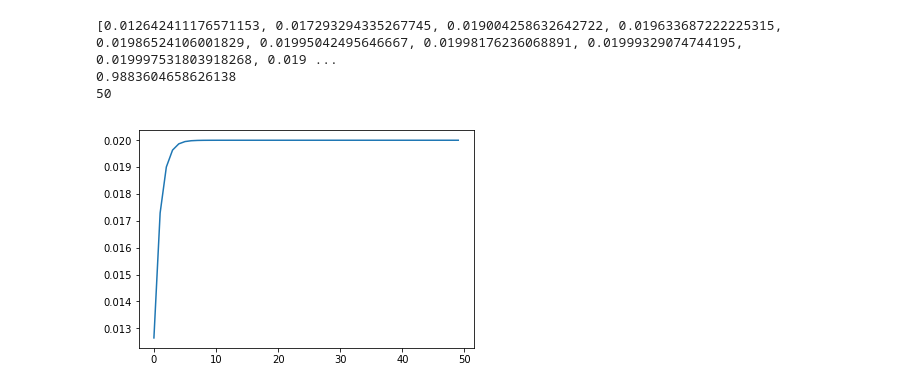
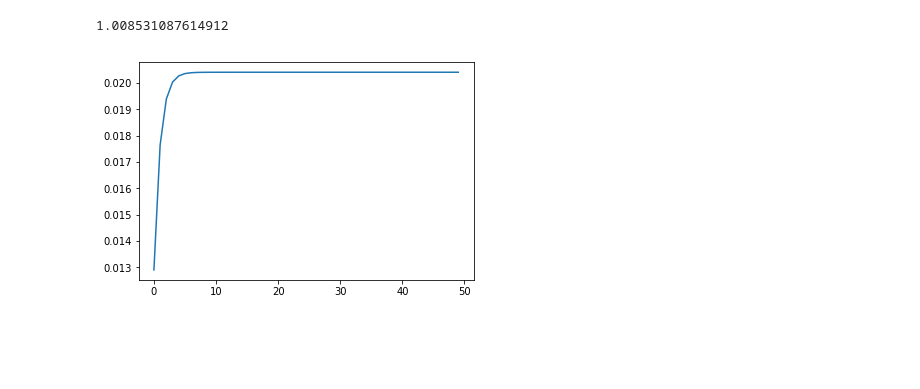
Before and after one commit to jareddrayton/ASECP, a Jupyter notebook: Prototyping/Ranking Examples.ipynb, the cells around one changed output. Cells and saved outputs as stored; diff of their text form; code cells hidden in the pictures; blank space fills up the shorter version.

Commit message:
Added exponential ranking

```diff
--- a/Prototyping/Ranking Examples.ipynb
+++ b/Prototyping/Ranking Examples.ipynb
@@ -1,32 +1,25 @@
 # %%
 import math
 import random
 import matplotlib.pyplot as plt
 
-
-
 individuals = 50
 
-
-
-# Exponential ranking
+# Exponential ranking using Eiben
 
 probabilities = []
 
 for i in range(1, individuals+1):
-    prob = (1.0 - (math.e ** - i)) / individuals
+    prob = (1.0 - (math.e ** - i)) / (individuals -1)
 
     probabilities.append(prob)
 
-print(probabilities)
+#print(probabilities)
 print(sum(probabilities))
-print(len(probabilities))
 
 fig, ax = plt.subplots()
 ax.plot(probabilities)
 plt.show()
 # %% [output]
-[0.012642411176571153, 0.017293294335267745, 0.019004258632642722, 0.019633687222225315, 0.01986524106001829, 0.01995042495646667, 0.01998176236068891, 0.01999329074744195, 0.019997531803918268, 0.019 ...
-0.9883604658626138
-50
+1.008531087614912
-[figure, old version]
+[figure, new version]
```
Also changed, not shown: parts of 6 cells of this notebook, 2 other files.
